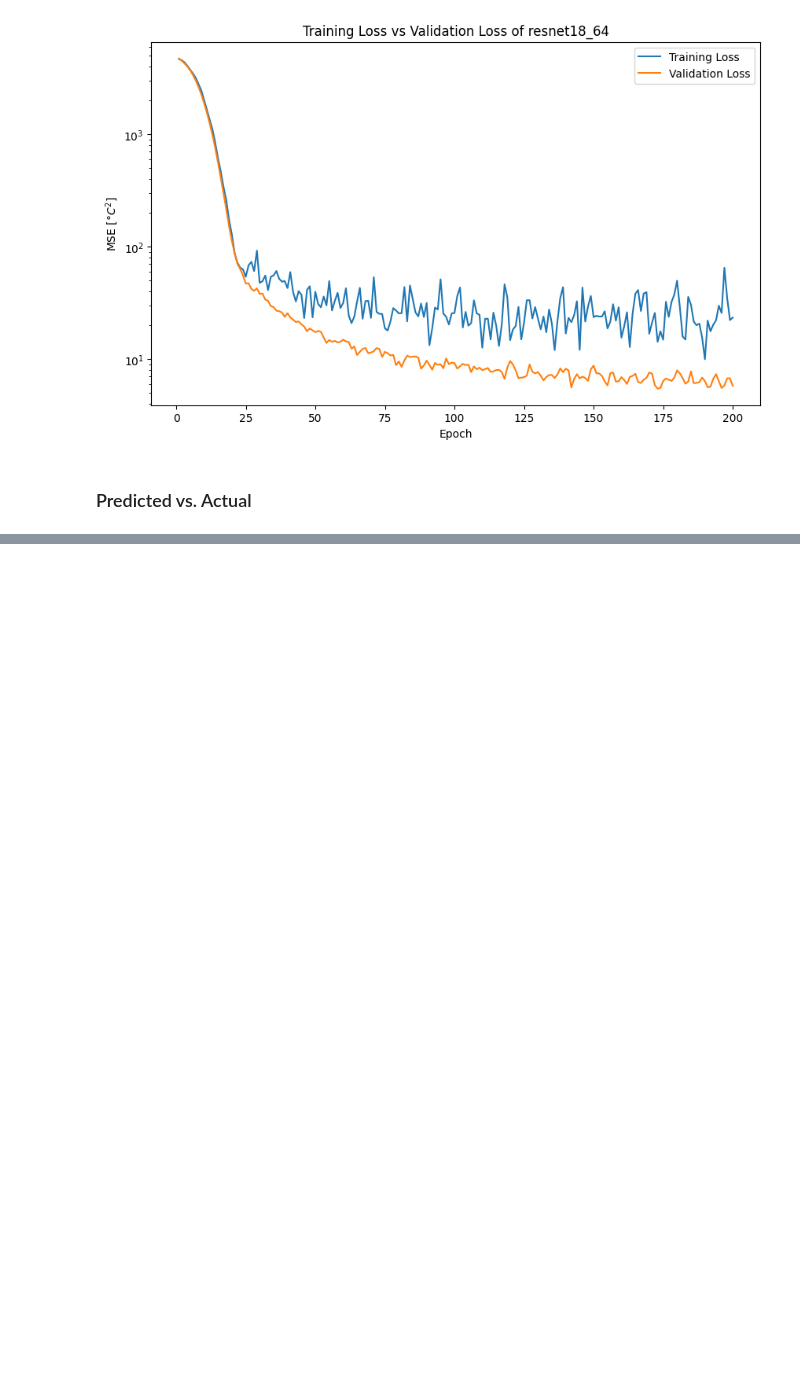
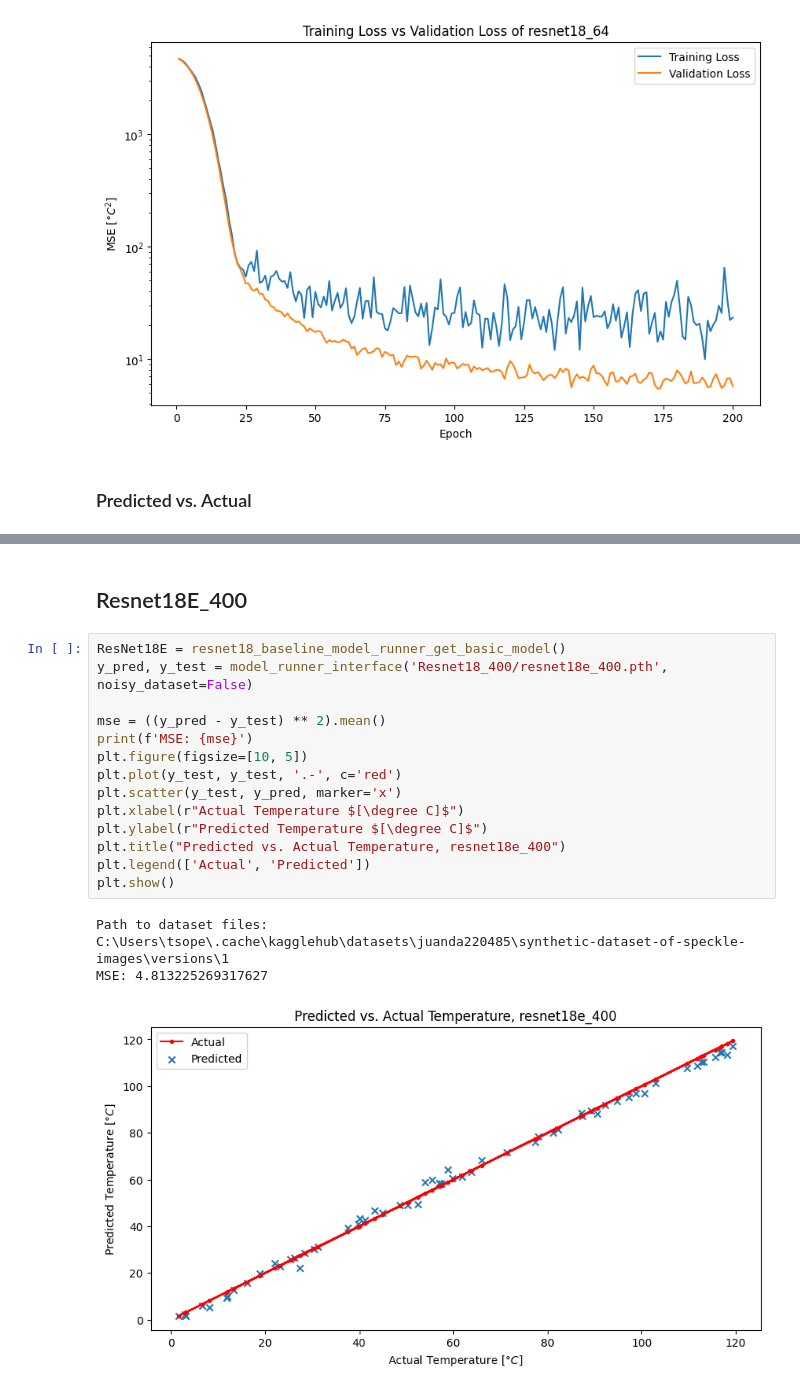
Before and after one commit to tsopeter/835-Final-Project, a Jupyter notebook: CompareModels.ipynb, the cells around one changed output, grey strips where cells are left out. Cells and saved outputs as stored; diff of their text form; blank space fills up the shorter version.

```diff
--- a/CompareModels.ipynb
+++ b/CompareModels.ipynb
@@ -273,0 +283,20 @@ Path to dataset files: C:\Users\tsope\.cache\kagglehub\datasets\juanda220485\syn
+# %% [markdown]
+## Resnet18E_400
+# %%
+ResNet18E = resnet18_baseline_model_runner_get_basic_model()
+y_pred, y_test = model_runner_interface('Resnet18_400/resnet18e_400.pth', noisy_dataset=False)
+
+mse = ((y_pred - y_test) ** 2).mean()
+print(f'MSE: {mse}')
+plt.figure(figsize=[10, 5])
+plt.plot(y_test, y_test, '.-', c='red')
+plt.scatter(y_test, y_pred, marker='x')
+plt.xlabel(r"Actual Temperature $[\degree C]$")
+plt.ylabel(r"Predicted Temperature $[\degree C]$")
+plt.title("Predicted vs. Actual Temperature, resnet18e_400")
+plt.legend(['Actual', 'Predicted'])
+plt.show()
+# %% [output]
+Path to dataset files: C:\Users\tsope\.cache\kagglehub\datasets\juanda220485\synthetic-dataset-of-speckle-images\versions\1
+MSE: 4.813225269317627
+[figure, added]
```
Also changed, not shown: parts of 10 cells of this notebook, 40 other files.
